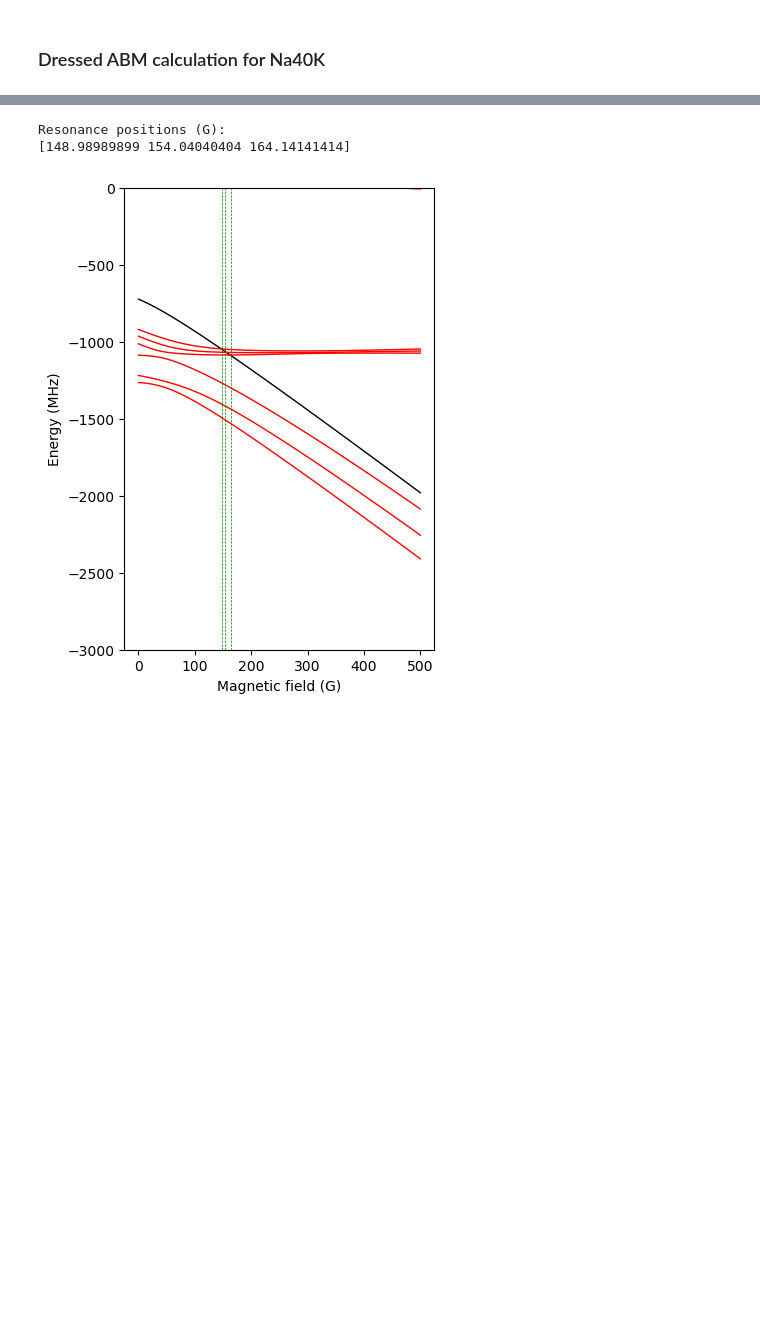
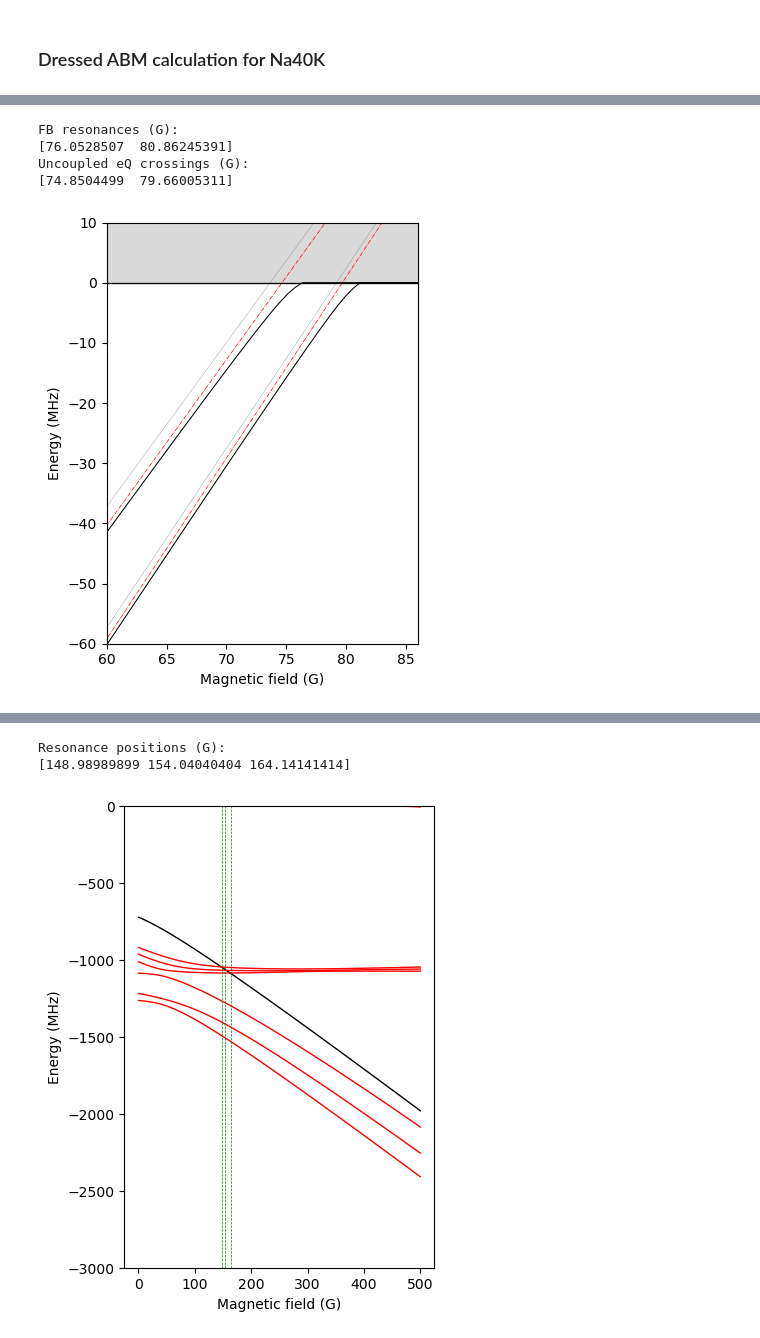
Before and after one commit to huanium/huanium, a Jupyter notebook: MIT_PhD/Fermi1/Fermi1 Calculator/Fermi1_Calculator_part_3_of_5.ipynb, the cells around one changed output, grey strips where cells are left out. Saved outputs shown, nothing was run; the diff lists cells and outputs as text; code cells hidden in the pictures; blank space fills up the shorter version.

```diff
--- a/MIT_PhD/Fermi1/Fermi1 Calculator/Fermi1_Calculator_part_3_of_5.ipynb
+++ b/MIT_PhD/Fermi1/Fermi1 Calculator/Fermi1_Calculator_part_3_of_5.ipynb
@@ -1216 +1145,12 @@ def Breit_Rabi_to_ABM_product_matrix(mF_Na, mF_K, subspace_F_Na = 1, subspace_F_
+# %%
+# Transforming from Breit-Rabi basis to ABM product basis, for every B, for NaK
+def Breit_Rabi_to_ABM_product_matrix_NaK(mF_Na, mF_K, subspace_F_Na = 1, subspace_F_K = 9/2, B_field=0, Hint_product_basis=None):
+    # Construct H_internal in the Breit-Rabi basis:
+    BR_freqs, BR_eigenvectors = np.linalg.eigh(Hint_product_basis)
+    BR_to_ABM_prod_matrix = []
+    for br in BR_eigenvectors:
+        br = br / np.linalg.norm(br)
+        BR_to_ABM_prod_matrix.append(br)
+    BR_to_ABM_prod_matrix = np.array(BR_to_ABM_prod_matrix)
+    return BR_to_ABM_prod_matrix
 # %%
@@ -1231,6 +1166,6 @@ def ABM_BR_basis_Hamiltonian(mF_Na, mF_K, subspace_F_Na = 1, subspace_F_K = 9/2,
     return ABM_BR_basis_H
 # %%
-# bound-state energy equation:
-def Eb_equation(Eb, *params): # , eQ_B, Delta_vs, E_vs):
-    eQ_B, Delta_vs, E_vs = params
-    return Eb - eQ_B + (1/2) * Delta_vs**2 / (E_vs * (1 + np.sqrt(-Eb / E_vs)))
+# dressed state energy function
+def dressed_energy_function_NaK(E, *params):
+    epsilon_Q, Delta_vs, E_vs = params
+    return (-E) + epsilon_Q - (1/2)*Delta_vs**2 / ( E_vs * ( 1 + np.sqrt( -E / E_vs)))
@@ -1319,0 +1246,53 @@ plt.show()
+# %%
+# NaK results, zoomed in near FB resonance
+# plot standard ABM results, with E_threshold zeroed
+fig, ax = plt.subplots(figsize=(4,5))
+
+for i in range(list_of_freqs.shape[1]):
+    ax.plot(B_fields, list_of_freqs[:,i],linewidth=0.25,color='gray')
+# plot epsilon_P
+ax.plot(B_fields, epsilon_P, color='blue',linewidth=0.5,linestyle='-.')
+# plot epsilon Q
+for i in range(epsilon_Q.shape[1]):
+    ax.plot(B_fields, epsilon_Q[:,i],color='red',linewidth=0.5,linestyle='-.')
+# plot threshold
+ax.hlines(0, xmin=min(B_fields), xmax=max(B_fields),color='black',linewidth=0.5)
+# fill continuum
+ax.fill_between(B_fields, y1=0, y2=100, alpha=0.15,color='black')
+# plot dressed_energies:
+for i in range(list_of_dressed_energies.shape[1]):
+    ax.plot(B_fields, list_of_dressed_energies[:,i],linewidth=0.75,color='black')
+
+# get FB resonances from finding B for which dressed_energy = 0
+FB_resonances = []
+bare_eQ_crossings = []
+for i in range(epsilon_Q.shape[1]):
+    for j in range(epsilon_Q.shape[0]-1):
+        if list_of_dressed_energies[j,i] * list_of_dressed_energies[j+1,i] <= 0 and (list_of_dressed_energies[j,i] + list_of_dressed_energies[j+1,i]) != 0:
+            FB_resonances.append((B_fields[j] + B_fields[j+1])/2)
+        if epsilon_Q[j,i] * epsilon_Q[j+1,i] <= 0:
+            bare_eQ_crossings.append((B_fields[j] + B_fields[j+1])/2)
+
+res_idx           = np.argsort(np.array(FB_resonances))
+FB_resonances     = np.array(FB_resonances)[res_idx]
+bare_eQ_crossings = np.array(bare_eQ_crossings)[res_idx]
+print('FB resonances (G):')
+print(FB_resonances)
+print('Uncoupled eQ crossings (G):')
+print(bare_eQ_crossings)
+
+ax.set_xlabel('Magnetic field (G)')
+ax.set_ylabel('Energy (MHz)')
+
+# zoomed in
+ax.set_ylim([-60,10])
+ax.set_xlim([60,86])
+
+plt.tight_layout()
+plt.show()
+# %% [output]
+FB resonances (G):
+[76.0528507  80.86245391]
+Uncoupled eQ crossings (G):
+[74.8504499  79.66005311]
+[figure, added]
```
Also changed, not shown: parts of 23 cells of this notebook, 1 other file.
